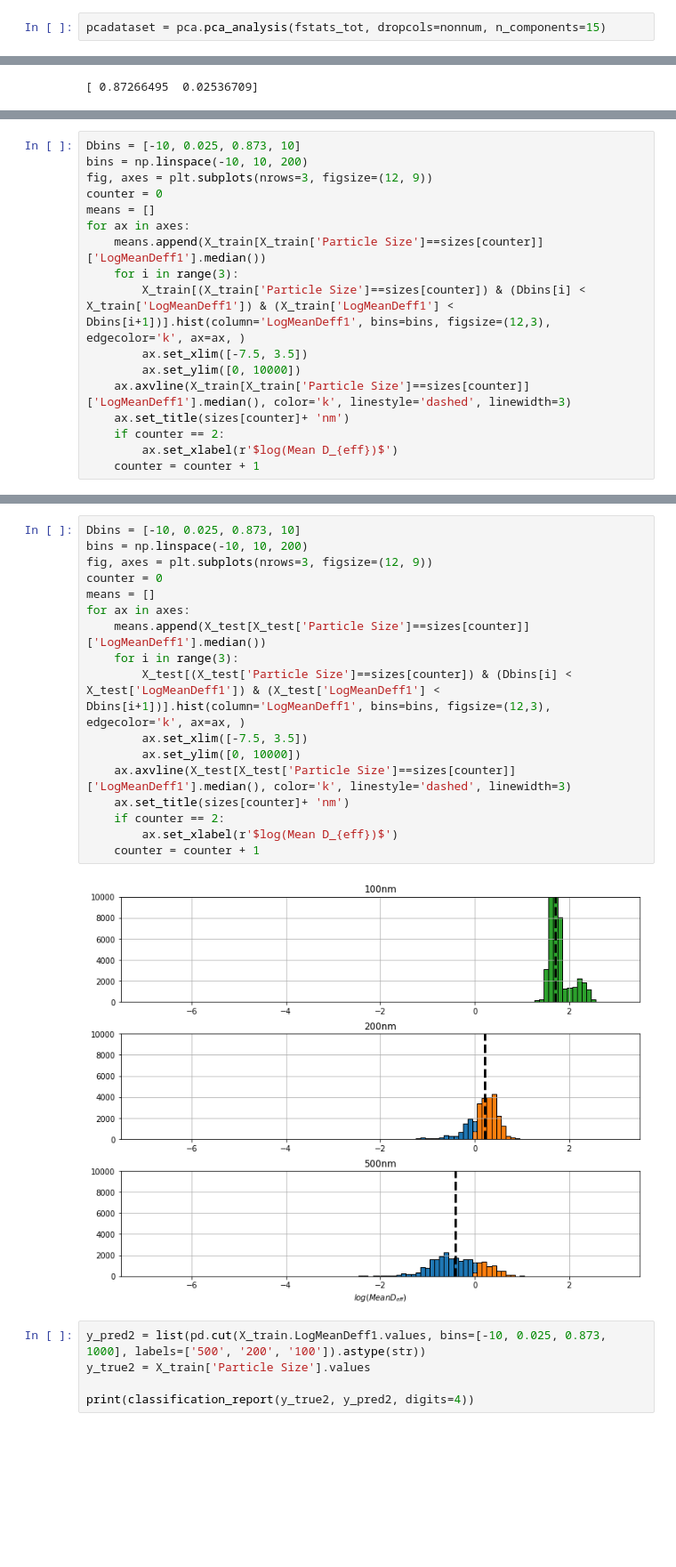
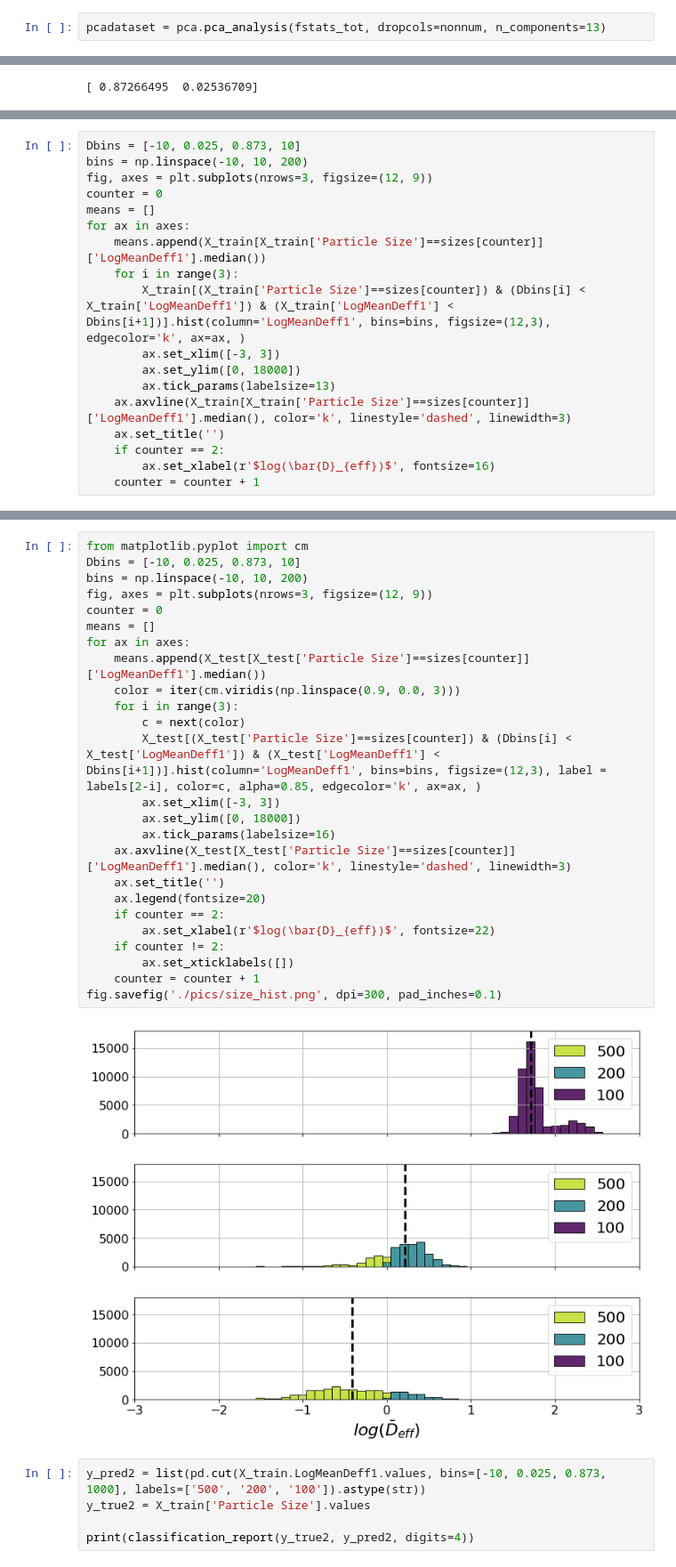
Before and after one commit to Nance-Lab/diff_classifier, a Jupyter notebook: notebooks/development/12_10_18_pca_size_redo_NN_alt.ipynb, the cells around one changed output, grey strips where cells are left out. Shown at 89% size. Drawn from its saved outputs; the diff is of its cells as text; blank space fills up the shorter version.

Commit message:
Updating figures for paper.

```diff
--- a/notebooks/development/12_10_18_pca_size_redo_NN_alt.ipynb
+++ b/notebooks/development/12_10_18_pca_size_redo_NN_alt.ipynb
@@ -92,6 +92,6 @@ fstats_raw = fstats_num.as_matrix()
 # %% [markdown]
 The pca.pca_analysis function provides a completely contained PCA analysis of the input trajectory features dataset. It includes options to impute NaN values (fill in with average values or drop them), and to scale features. Read the docstring for more information.
 # %%
-pcadataset = pca.pca_analysis(fstats_tot, dropcols=nonnum, n_components=15)
+pcadataset = pca.pca_analysis(fstats_tot, dropcols=nonnum, n_components=13)
 # %% [output]
 Cumulative explained variance:
@@ -663,11 +763,12 @@ for ax in axes:
     means.append(X_train[X_train['Particle Size']==sizes[counter]]['LogMeanDeff1'].median())
     for i in range(3):
         X_train[(X_train['Particle Size']==sizes[counter]) & (Dbins[i] < X_train['LogMeanDeff1']) & (X_train['LogMeanDeff1'] < Dbins[i+1])].hist(column='LogMeanDeff1', bins=bins, figsize=(12,3), edgecolor='k', ax=ax, )
-        ax.set_xlim([-7.5, 3.5])
-        ax.set_ylim([0, 10000])
+        ax.set_xlim([-3, 3])
+        ax.set_ylim([0, 18000])
+        ax.tick_params(labelsize=13)
     ax.axvline(X_train[X_train['Particle Size']==sizes[counter]]['LogMeanDeff1'].median(), color='k', linestyle='dashed', linewidth=3)
-    ax.set_title(sizes[counter]+ 'nm')
+    ax.set_title('')
     if counter == 2:
-        ax.set_xlabel(r'$log(Mean D_{eff})$')
+        ax.set_xlabel(r'$log(\bar{D}_{eff})$', fontsize=16)
     counter = counter + 1
 # %% [output]
@@ -675,22 +776,30 @@ for ax in axes:
 # %%
+from matplotlib.pyplot import cm
 Dbins = [-10, 0.025, 0.873, 10]
 bins = np.linspace(-10, 10, 200)
 fig, axes = plt.subplots(nrows=3, figsize=(12, 9))
 counter = 0
 means = []
 for ax in axes:
     means.append(X_test[X_test['Particle Size']==sizes[counter]]['LogMeanDeff1'].median())
+    color = iter(cm.viridis(np.linspace(0.9, 0.0, 3)))
     for i in range(3):
-        X_test[(X_test['Particle Size']==sizes[counter]) & (Dbins[i] < X_test['LogMeanDeff1']) & (X_test['LogMeanDeff1'] < Dbins[i+1])].hist(column='LogMeanDeff1', bins=bins, figsize=(12,3), edgecolor='k', ax=ax, )
-        ax.set_xlim([-7.5, 3.5])
-        ax.set_ylim([0, 10000])
+        c = next(color)
+        X_test[(X_test['Particle Size']==sizes[counter]) & (Dbins[i] < X_test['LogMeanDeff1']) & (X_test['LogMeanDeff1'] < Dbins[i+1])].hist(column='LogMeanDeff1', bins=bins, figsize=(12,3), label = labels[2-i], color=c, alpha=0.85, edgecolor='k', ax=ax, )
+        ax.set_xlim([-3, 3])
+        ax.set_ylim([0, 18000])
+        ax.tick_params(labelsize=16)
     ax.axvline(X_test[X_test['Particle Size']==sizes[counter]]['LogMeanDeff1'].median(), color='k', linestyle='dashed', linewidth=3)
-    ax.set_title(sizes[counter]+ 'nm')
+    ax.set_title('')
+    ax.legend(fontsize=20)
     if counter == 2:
-        ax.set_xlabel(r'$log(Mean D_{eff})$')
+        ax.set_xlabel(r'$log(\bar{D}_{eff})$', fontsize=22)
+    if counter != 2:
+        ax.set_xticklabels([])
     counter = counter + 1
+fig.savefig('./pics/size_hist.png', dpi=300, pad_inches=0.1)
 # %% [output]
-[figure, old version]
+[figure, new version]
 # %%
 y_pred2 = list(pd.cut(X_train.LogMeanDeff1.values, bins=[-10, 0.025, 0.873, 1000], labels=['500', '200', '100']).astype(str))
 y_true2 = X_train['Particle Size'].values
```
Also changed, not shown: parts of 12 cells of this notebook, 11 other files.
